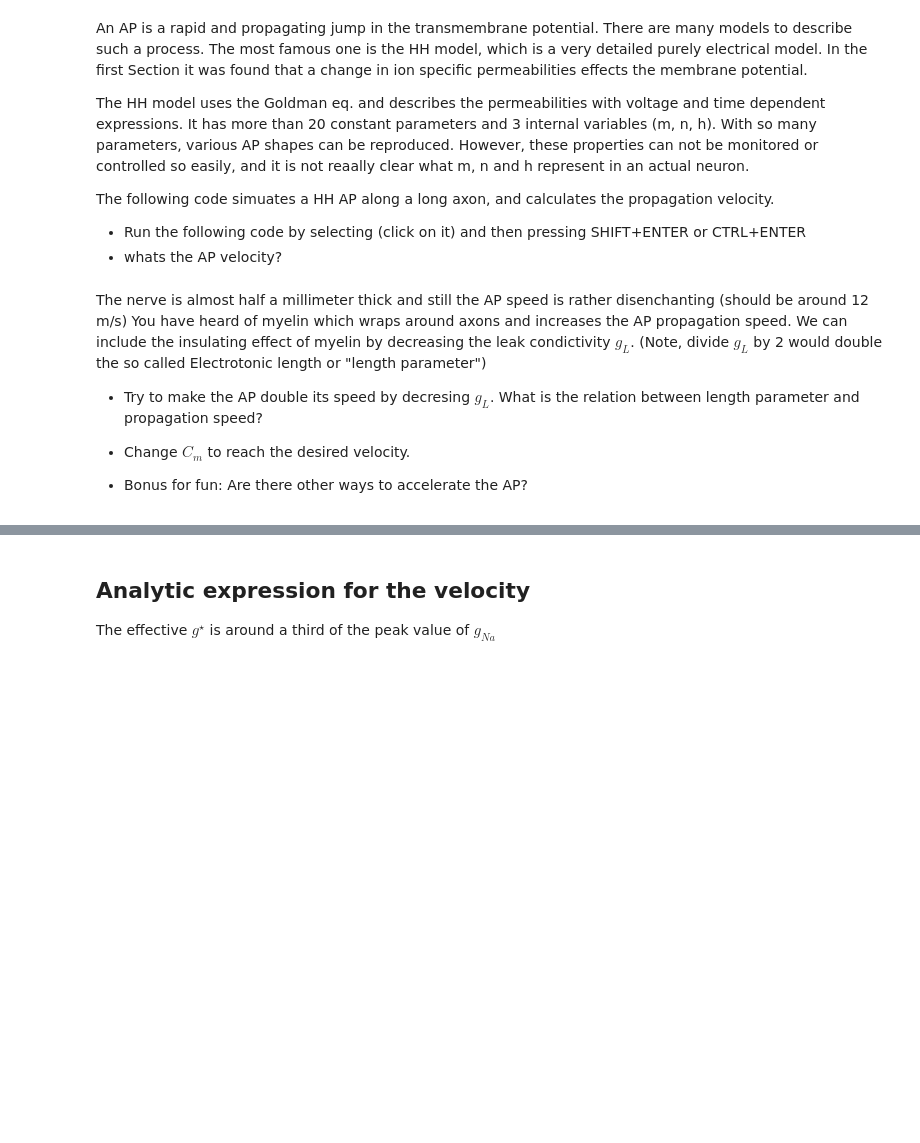
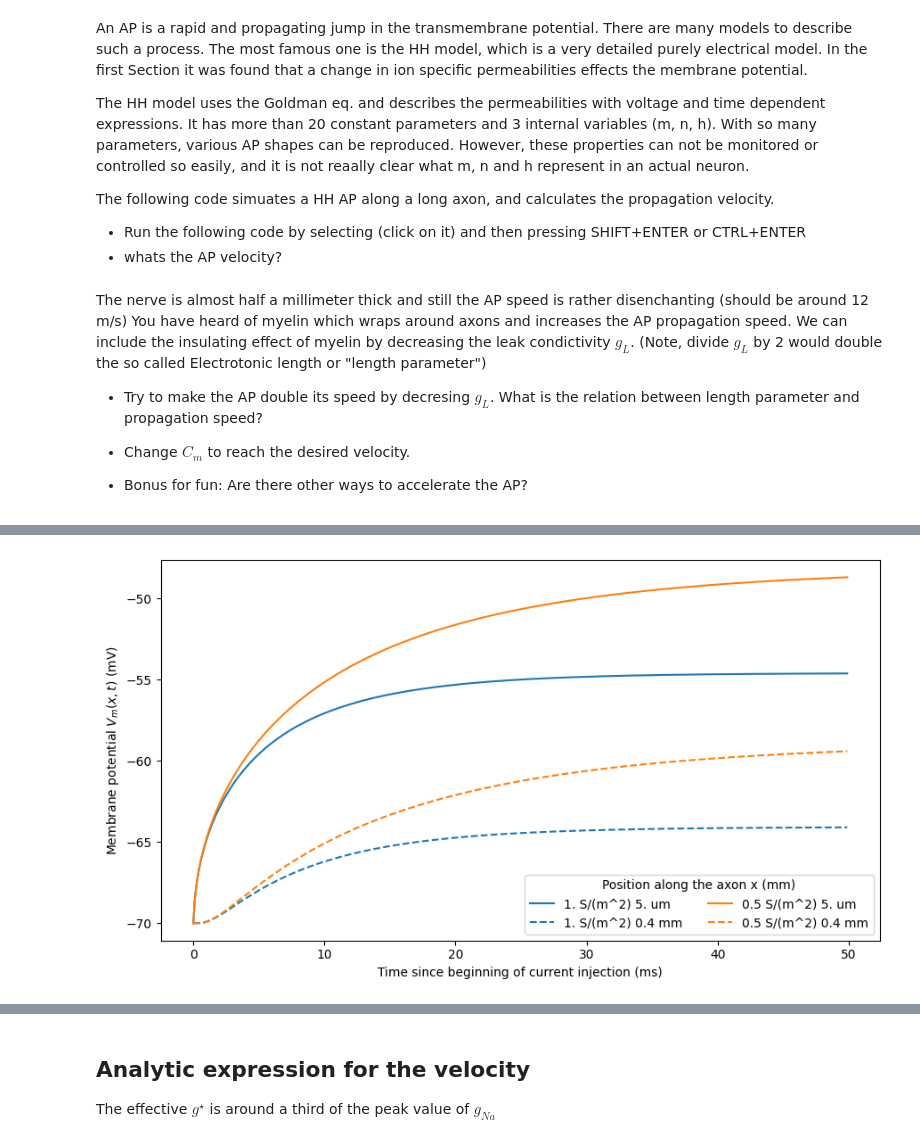
Before and after one commit to kleineidam/GoldmanAndCable, a Jupyter notebook: CourseHH.ipynb, the cells around one changed output, grey strips where cells are left out. Cells and saved outputs as stored; diff of their text form; code cells hidden in the pictures; blank space fills up the shorter version.

```diff
--- a/CourseHH.ipynb
+++ b/CourseHH.ipynb
@@ -409,6 +335,7 @@ We can include the insulating effect of myelin by decreasing the leak condictivi
 
 - Bonus for fun: Are there other ways to accelerate the AP?
 # %%
+# @title
 # The following parameter sets are used.
 HH_parameters = [
     {
@@ -423,7 +350,7 @@ HH_parameters = [
     {
     'Cm': 1 * uF / cm**2,
     'Ri': 35.4 * ohm * cm,
-    'gl': 0.00004 * msiemens / cm**2,
+    'gl': 0.0004 * msiemens / cm**2,
     'diameter': 2 * 238 * um,
     'label': 'no leak'
     },
@@ -714,0 +692,71 @@ ax.set_xlim(-5, 10)
+# %%
+############################################## TODO ##############################################
+# Define the list of parameters that are used
+# The following parameter pairs are used in the simulation below.
+# Add more value pairs to explore the cable model.
+# Format:    [Cm        , gL]
+fig, ax = plt.subplots(1,1, figsize=(9, 5))
+#for Cm in [1*uF/cm**2, 2*uF/cm**2]:
+ #label = Cm.in_best_unit()
+ #gL = 1e-4*siemens/cm**2
+
+for gL in [1e-4*siemens/cm**2, 0.5e-4*siemens/cm**2]:
+ label = gL.in_best_unit()
+ Cm = 1*uF/cm**2
+ diameter = 1*um
+ ##################################################################################################
+
+ # Morphology
+ length = 2*mm
+ Ri = 150*ohm*cm
+ N = 200
+
+ # Passive channels
+ EL = -70*mV
+ eqs = '''
+ Im = gL * (EL - v) : amp/meter**2
+ I : amp (point current)
+ '''
+
+ start_scope()
+ defaultclock.dt = 0.1*ms
+ morpho = Cylinder(diameter=diameter, length=length, n=N)
+
+ neuron = SpatialNeuron(morphology=morpho, model=eqs, Cm=Cm, Ri=Ri,
+                       method='exponential_euler')
+ neuron.v = EL
+ M = StateMonitor(neuron, 'v', record=[0, 39])
+
+
+ print("%s:" % label)
+ print("Cm =", Cm.in_best_unit(3))
+ print("gL =", gL)
+
+ la = neuron.space_constant[0]
+ print("Length constant = %s" % la.in_best_unit(2))
+ print("Length constant (theory) = %s" % (sqrt(1/(gL*pi*diameter*Ri/(pi*(diameter/2)**2))).in_best_unit(2)))
+ print("Time constant = %s" % (Cm/gL).in_best_unit(2))
+
+ # Currrent injection at one end
+ neuron.I[0] = 0.02*nA
+
+ # Running an plotting
+ report = None
+ run(.5*ms, report=report)
+ run(4.5*ms, report=report)
+ run(45*ms, report=report)
+
+ ln = ax.plot(M.t/ms, M.v.T[:, 0]/mV, '-',
+             label=label+' '+str(neuron.morphology.distance[M.record[0]].in_best_unit(2)))
+ ax.plot(M.t/ms, M.v.T[:, 1]/mV, '--', color=ln[0].get_color(),
+         label=label+' '+str(neuron.morphology.distance[M.record[1]].in_best_unit(2)))
+
+
+ax.legend(title="Position along the axon x (mm)",
+         loc="best", ncol=2)  # , label=x[M.record])
+ax.set_xlabel('Time since beginning of current injection (ms)')
+ax.set_ylabel('Membrane potential $V_m(x, t)$ (mV)')
+fig.tight_layout()
+
+fig.show()
+# %% [output]
@@ -714,0 +775 @@ ax.set_xlim(-5, 10)
+[figure, added]
```
Also changed, not shown: parts of 30 cells of this notebook.
